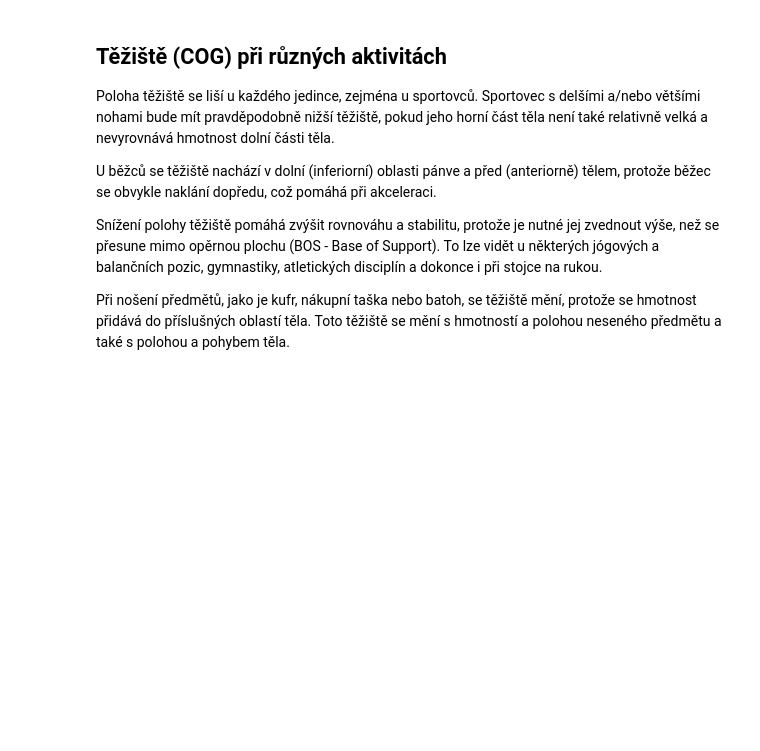
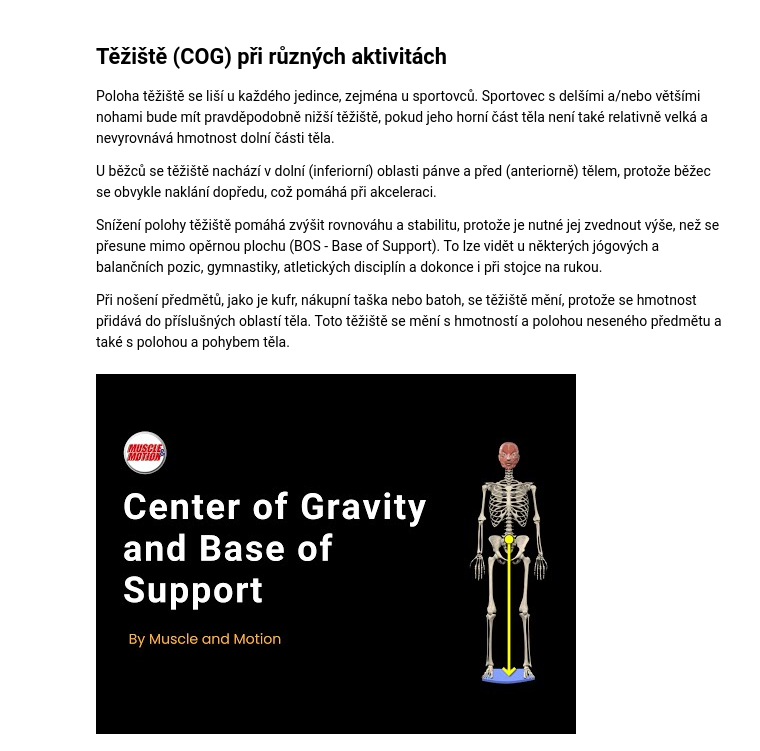
Before and after one commit to matejdaniel/Biomechanika, a Jupyter notebook: _build/jupyter_execute/10_Těžiště_těla.ipynb, the cells around one changed output. Saved outputs shown, nothing was run; the diff lists cells and outputs as text; code cells hidden in the pictures; blank space fills up the shorter version.

```diff
--- a/_build/jupyter_execute/10_Těžiště_těla.ipynb
+++ b/_build/jupyter_execute/10_Těžiště_těla.ipynb
@@ -464,3 +493,9 @@ U běžců se těžiště nachází v dolní (inferiorní) oblasti pánve a pře
 Snížení polohy těžiště pomáhá zvýšit rovnováhu a stabilitu, protože je nutné jej zvednout výše, než se přesune mimo opěrnou plochu (BOS - Base of Support). To lze vidět u některých jógových a balančních pozic, gymnastiky, atletických disciplín a dokonce i při stojce na rukou.
 
 Při nošení předmětů, jako je kufr, nákupní taška nebo batoh, se těžiště mění, protože se hmotnost přidává do příslušných oblastí těla. Toto těžiště se mění s hmotností a polohou neseného předmětu a také s polohou a pohybem těla.
+# %%
+from IPython.display import YouTubeVideo
+
+YouTubeVideo('5s1gEi5wfLg', width=600, height=300)
+# %% [output]
+[figure, added]
```
Also changed, not shown: parts of 1 cell of this notebook, 40 other files.
